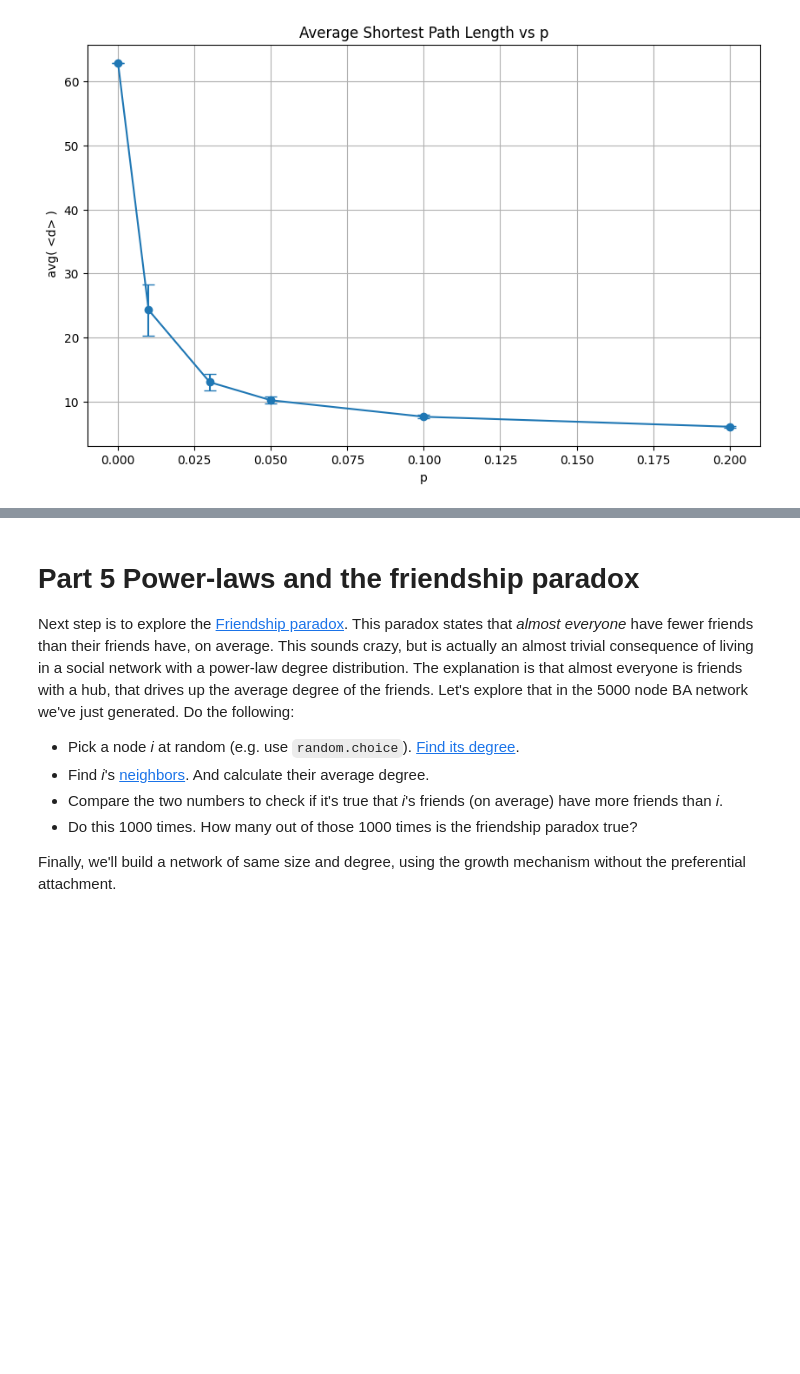
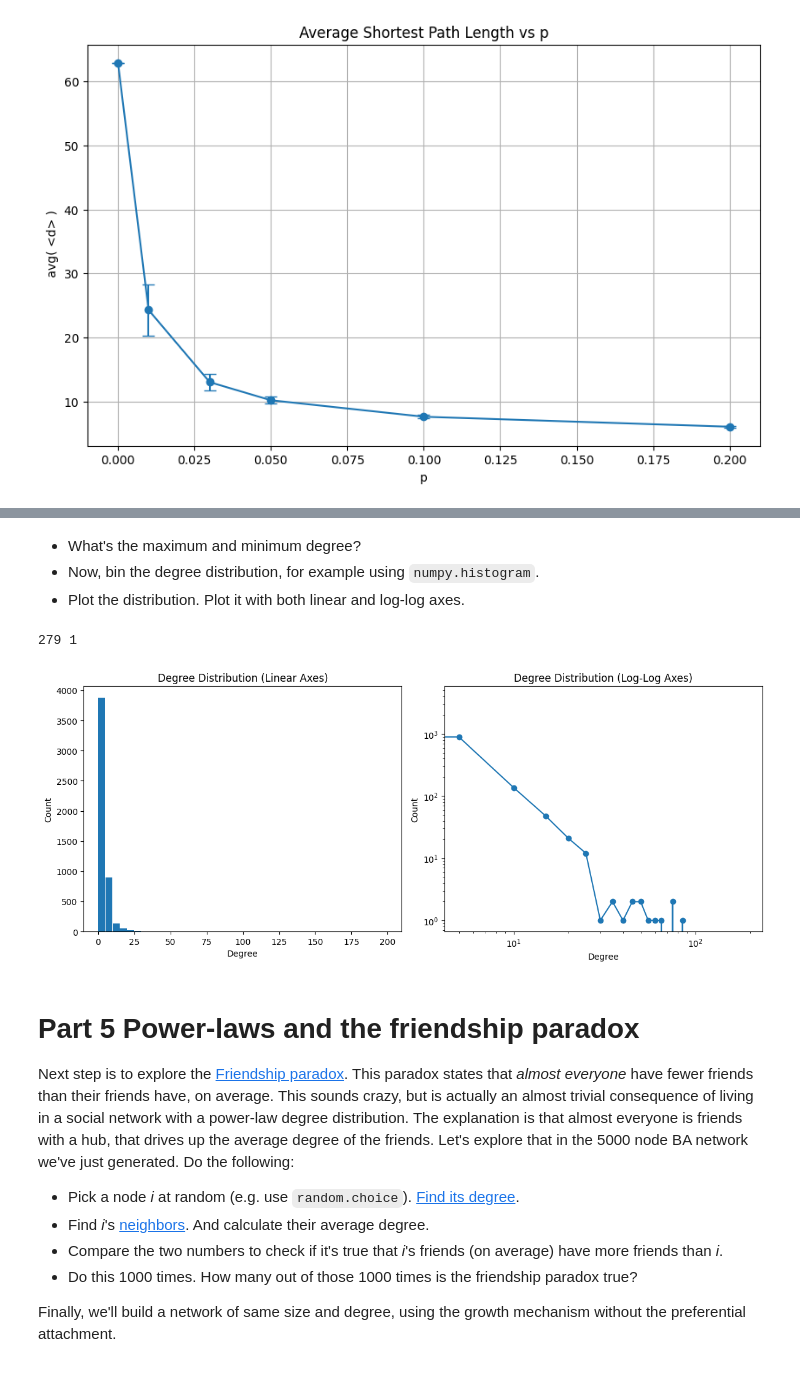
Before and after one commit to danielsanuwich/socialgraphs2023, a Jupyter notebook: Assignment1.ipynb, the cells around one changed output, grey strips where cells are left out. Saved outputs shown, nothing was run; the diff lists cells and outputs as text; code cells hidden in the pictures; blank space fills up the shorter version.

```diff
--- a/Assignment1.ipynb
+++ b/Assignment1.ipynb
@@ -485,3 +594,39 @@ We're going to create our own Barabasi-Albert model (a special case) in right in
+# %% [markdown]
+  * What's the maximum and minimum degree?
+  * Now, bin the degree distribution, for example using `numpy.histogram`.
+  * Plot the distribution. Plot it with both linear and log-log axes.
+# %%
+#calculate max and min degree
+degrees = [val for (node, val) in G.degree()]
+max_degree = max(degrees)
+min_degree = min(degrees)
+
+print(max_degree, min_degree)
+
+# Bin the degree distribution using numpy.histogram
+bins = np.linspace(0, 200, 41)  # Bin edges from 0 to 200 with a width of 5
+hist, bin_edges = np.histogram(degree_sequence, bins=bins)
+
+# Plot the degree distribution with linear axes
+plt.figure(figsize=(12, 5))
+plt.subplot(1, 2, 1)
+plt.bar(bin_edges[:-1], hist, width=4.8, align='edge')
+plt.xlabel('Degree')
+plt.ylabel('Count')
+plt.title('Degree Distribution (Linear Axes)')
+
+# Plot the degree distribution with log-log axes
+plt.subplot(1, 2, 2)
+plt.loglog(bin_edges[:-1], hist, 'o-')
+plt.xlabel('Degree')
+plt.ylabel('Count')
+plt.title('Degree Distribution (Log-Log Axes)')
+
+plt.tight_layout()
+plt.show()
+# %% [output]
+279 1
+[figure, added]
 # %% [markdown]
 # Part 5 Power-laws and the friendship paradox
 
```
Also changed, not shown: parts of 6 cells of this notebook.
